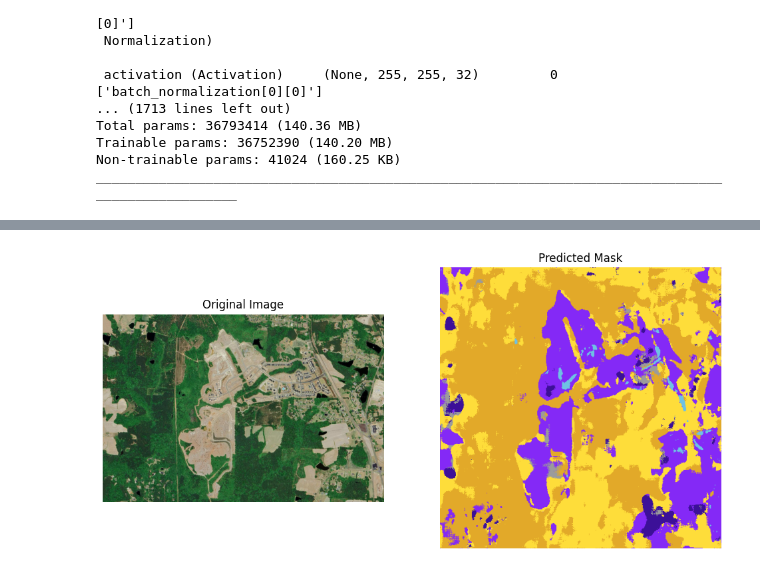
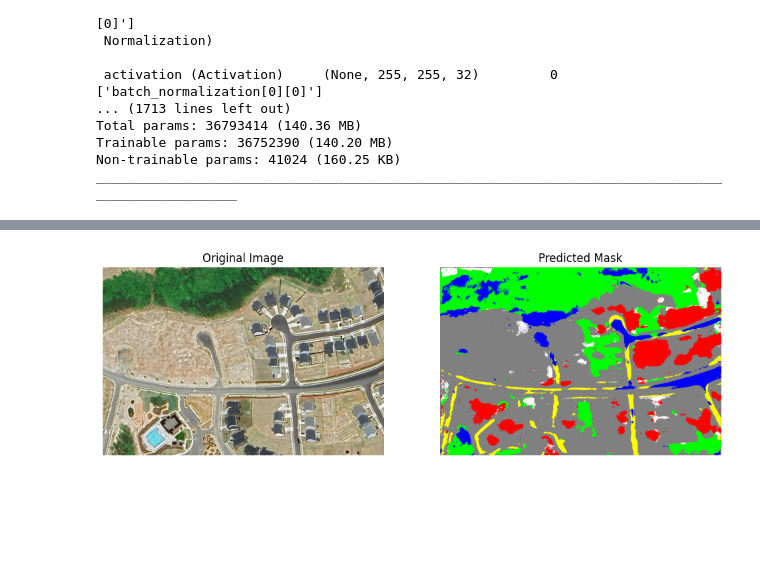
Before and after one commit to rach-li-2017-7/Satellite_Image_Object_Recognition, a Jupyter notebook: notebooks/model.ipynb, the cells around one changed output, grey strips where cells are left out. Saved outputs shown, nothing was run; the diff lists cells and outputs as text; code cells hidden in the pictures; blank space fills up the shorter version.

```diff
--- a/notebooks/model.ipynb
+++ b/notebooks/model.ipynb
@@ -157,6 +146,6 @@ y_hat = model.predict(image)
 # %%
 # Define the path to the image
-image_path = "input/SerenityCommunity1920By1280_v0_20241228.jpg"
+image_path = "upload/SerenityCommunity1920By1280_v1_20241229.jpg"
 
 # Load and preprocess the image
 image = cv2.imread(image_path)
@@ -170,8 +159,9 @@ predicted_mask = model.predict(image_array)
 # Convert the predicted mask to RGB
 predicted_mask_rgb = onehot_to_rgb(predicted_mask[0], id2code)
 
-# Display the original image and the predicted mask
-import matplotlib.pyplot as plt
+# Resize the predicted mask back to the original image dimensions
+original_height, original_width = image.shape[:2]
+predicted_mask_resized = cv2.resize(predicted_mask_rgb, (original_width, original_height), interpolation=cv2.INTER_NEAREST)
 
 plt.figure(figsize=(12, 6))
 plt.subplot(1, 2, 1)
@@ -180,7 +170,7 @@ plt.title('Original Image')
 plt.axis('off')
 
 plt.subplot(1, 2, 2)
-plt.imshow(predicted_mask_rgb)
+plt.imshow(predicted_mask_resized)
 plt.title('Predicted Mask')
 plt.axis('off')
 
@@ -190 +180 @@ plt.show()
-[figure, old version]
+[figure, new version]
```
Also changed, not shown: parts of 6 cells of this notebook, 1 other file.
